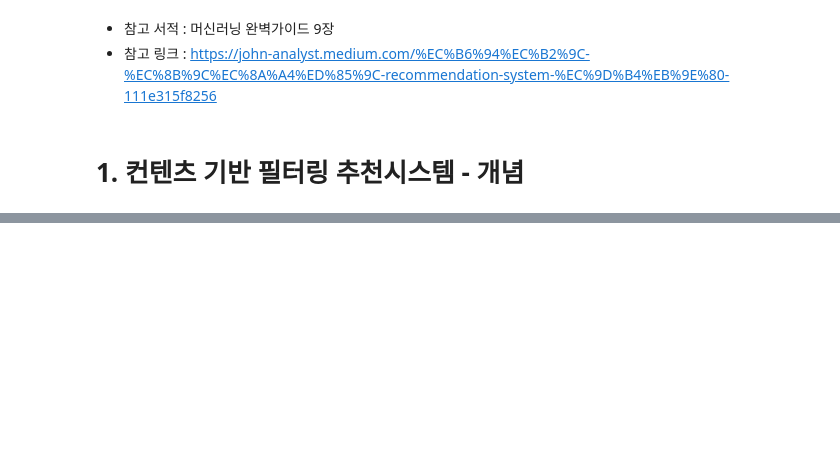
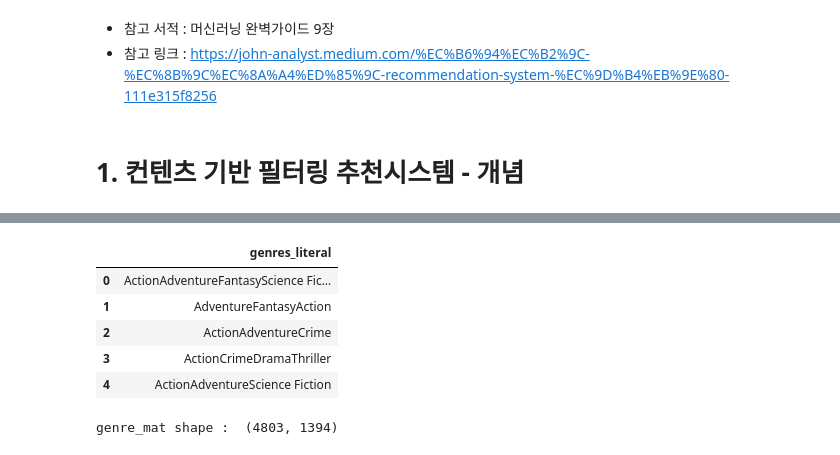
Before and after one commit to ByuungHyunPark/Recommend-System, a Jupyter notebook: 1. 컨텐츠 기반 필터링 추천시스템 .ipynb, the cells around one changed output, grey strips where cells are left out. Drawn from its saved outputs; the diff is of its cells as text; code cells hidden in the pictures; blank space fills up the shorter version.

```diff
--- a/1. 컨텐츠 기반 필터링 추천시스템 .ipynb
+++ b/1. 컨텐츠 기반 필터링 추천시스템 .ipynb
@@ -12,0 +55,13 @@ __쉽게말해, 사용자가 특정 곡을 좋아하는 경우, 이와 비슷한
+# %%
+from ast import literal_eval
+
+# string => dict
+movies_df['genres'] = movies_df['genres'].apply(literal_eval)
+movies_df['keywords'] = movies_df['keywords'].apply(literal_eval)
+
+
+# extract genres and keyword by dictionary
+movies_df['genres'] = movies_df['genres'].apply(lambda x : [y['name'] for y in x])
+movies_df['keywords'] = movies_df['keywords'].apply(lambda x : [y['name'] for y in x])
+
+movies_df[['genres', 'keywords']][:1]
@@ -12,0 +83,19 @@ __쉽게말해, 사용자가 특정 곡을 좋아하는 경우, 이와 비슷한
+# %%
+from sklearn.feature_extraction.text import CountVectorizer
+
+# CountVectorizer를 적용하기 위해 공백문자로 word 단위가 구분되는 문자열로 변환.
+movies_df['genres_literal'] = movies_df['genres'].apply(lambda x : ('').join(x))
+count_vect = CountVectorizer(min_df = 0, ngram_range = (1,2))
+genre_mat = count_vect.fit_transform(movies_df['genres_literal'])
+
+display(movies_df[['genres_literal']].head(5))
+
+print('genre_mat shape : ', genre_mat.shape)
+# %% [output]
+|  | genres_literal |
+| 0 | ActionAdventureFantasyScience Fic... |
+| 1 | AdventureFantasyAction |
+| 2 | ActionAdventureCrime |
+| 3 | ActionCrimeDramaThriller |
+| 4 | ActionAdventureScience Fiction |
+genre_mat shape :  (4803, 1394)
```
Also changed, not shown: parts of 11 cells of this notebook.
